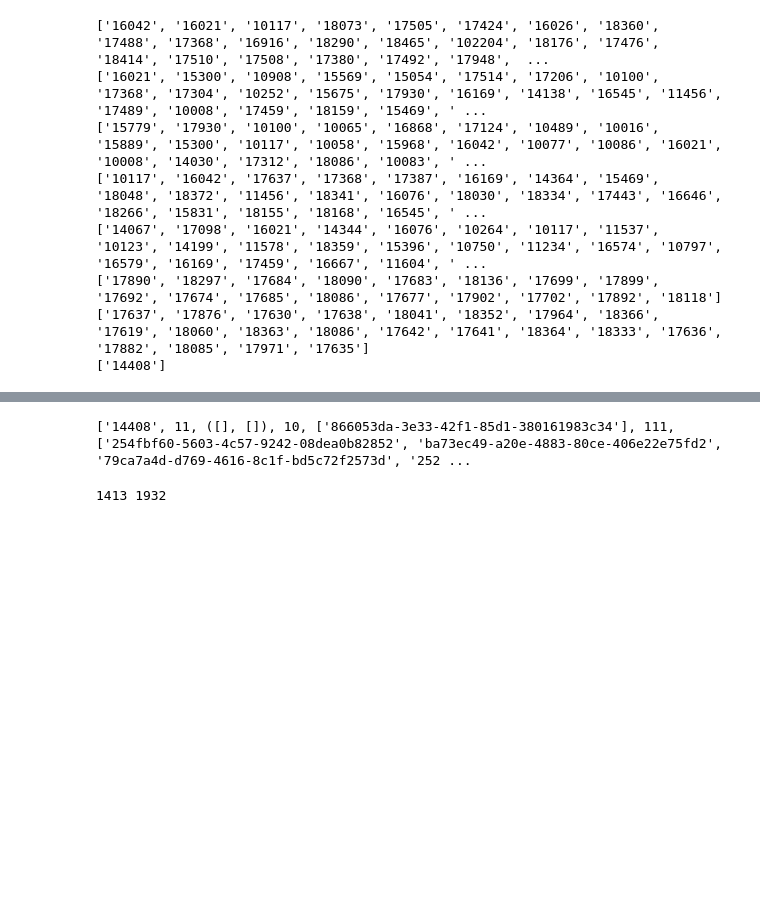
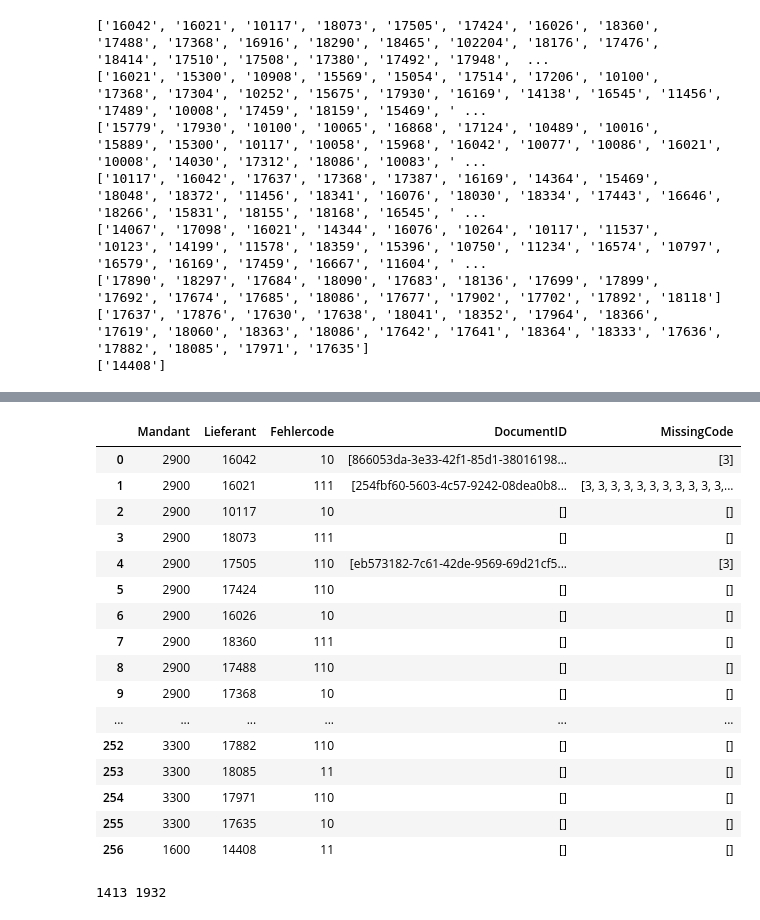
Before and after one commit to FusionShareeza/Masterarbeit, a Jupyter notebook: sqlconnector.ipynb, the cells around one changed output, grey strips where cells are left out. Cells and saved outputs as stored; diff of their text form; code cells hidden in the pictures; blank space fills up the shorter version.

```diff
--- a/sqlconnector.ipynb
+++ b/sqlconnector.ipynb
@@ -845,44 +1010,52 @@ current_mandant = None
 current_lieferant = None
 
 # Schleife über die Spalten des DataFrames
 for column in df_scorecard_dataframe.columns:
     if column == 'Mandant':
         current_mandant = df_scorecard_dataframe[column]
     elif column == 'Lieferant':
         current_lieferant = df_scorecard_dataframe[column]
 
 i = 0
 
 while i < len(current_mandant):
+    fehlercount = 0
     wrong_documentids, error_codes = (check_for_eap_error(current_lieferant[i], current_mandant[i]))
     entry_wrong_number_vat_registration_id = df_table_ccvendors[(df_table_ccvendors['COMPANY_NUM'] == current_mandant[i]) & (df_table_ccvendors["VENDOR_NUM"] == current_lieferant[i])& ~(df_table_ccvendors["VENDOR_VAT_REGISTRATION_ID"] == '')]
     entry_wrong_number_registration_id = df_table_ccvendors[(df_table_ccvendors['COMPANY_NUM'] == current_mandant[i]) & (df_table_ccvendors["VENDOR_NUM"] == current_lieferant[i])& ~(df_table_ccvendors["VENDOR_REGISTRATION_ID"] == '')]
     entry_wrong_number_iban = df_table_ccvendors_bank[(df_table_ccvendors_bank['COMPANY_NUM'] == current_mandant[i]) & (df_table_ccvendors_bank["VENDOR_NUM"] == current_lieferant[i])& ~(df_table_ccvendors_bank["IBAN"] == '')]
 
+
     if entry_wrong_number_vat_registration_id.empty:
-        if item not in wrong_number:
-            wrong_number.append(item)
         fehlercount += 100
     if entry_wrong_number_registration_id.empty:
-        if item not in wrong_number:
-            wrong_number.append(item)
         fehlercount += 10
     if entry_wrong_number_iban.empty:
-        if item not in wrong_number:
-            wrong_number.append(item)
         fehlercount += 1
 
     df_scorecard_dataframe.loc[i, 'Fehlercode'] = fehlercount
     df_scorecard_dataframe.loc[i, 'DocumentID'] = wrong_documentids
     df_scorecard_dataframe.loc[i, 'MissingCode'] = error_codes
 
-    wrong_number.append(fehlercount)
-    if wrong_documentids:
-        wrong_number.append(wrong_documentids)
+    i+=1
 
-    i+=1
-    fehlercount = 0
-
-print(wrong_number)
+display(df_scorecard_dataframe)
+df_scorecard_dataframe.to_json('data/scorecard_df.json', orient="records")
 # %% [output]
-['14408', 11, ([], []), 10, ['866053da-3e33-42f1-85d1-380161983c34'], 111, ['254fbf60-5603-4c57-9242-08dea0b82852', 'ba73ec49-a20e-4883-80ce-406e22e75fd2', '79ca7a4d-d769-4616-8c1f-bd5c72f2573d', '252 ...
+|  | Mandant | Lieferant | Fehlercode | DocumentID | MissingCode |
+| 0 | 2900 | 16042 | 10 | [866053da-3e33-42f1-85d1-38016198... | [3] |
+| 1 | 2900 | 16021 | 111 | [254fbf60-5603-4c57-9242-08dea0b8... | [3, 3, 3, 3, 3, 3, 3, 3, 3, 3, 3,... |
+| 2 | 2900 | 10117 | 10 | [] | [] |
+| 3 | 2900 | 18073 | 111 | [] | [] |
+| 4 | 2900 | 17505 | 110 | [eb573182-7c61-42de-9569-69d21cf5... | [3] |
+| 5 | 2900 | 17424 | 110 | [] | [] |
+| 6 | 2900 | 16026 | 10 | [] | [] |
+| 7 | 2900 | 18360 | 111 | [] | [] |
+| 8 | 2900 | 17488 | 110 | [] | [] |
+| 9 | 2900 | 17368 | 10 | [] | [] |
+| ... | ... | ... | ... | ... | ... |
+| 252 | 3300 | 17882 | 110 | [] | [] |
+| 253 | 3300 | 18085 | 11 | [] | [] |
+| 254 | 3300 | 17971 | 110 | [] | [] |
+| 255 | 3300 | 17635 | 10 | [] | [] |
+| 256 | 1600 | 14408 | 11 | [] | [] |
```
Also changed, not shown: parts of 15 cells of this notebook, 2 other files.
